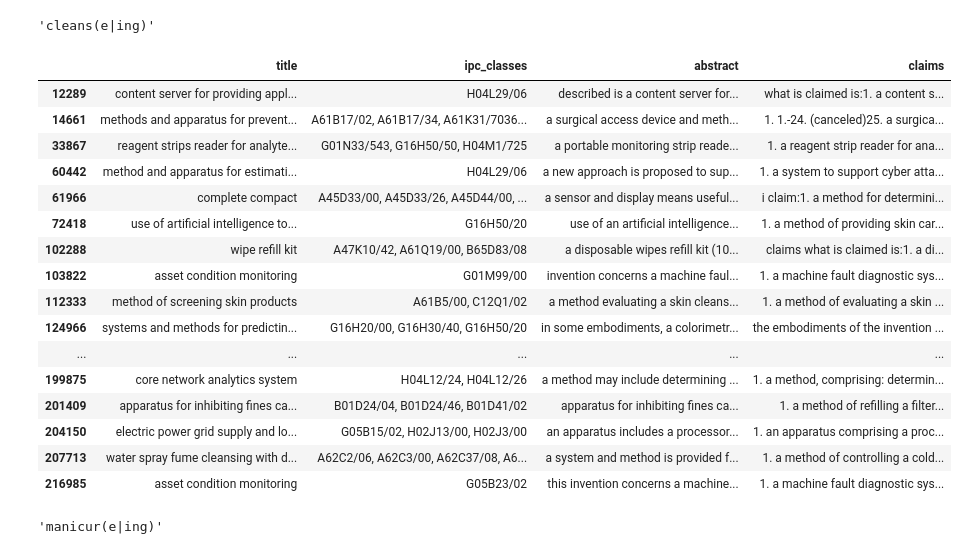
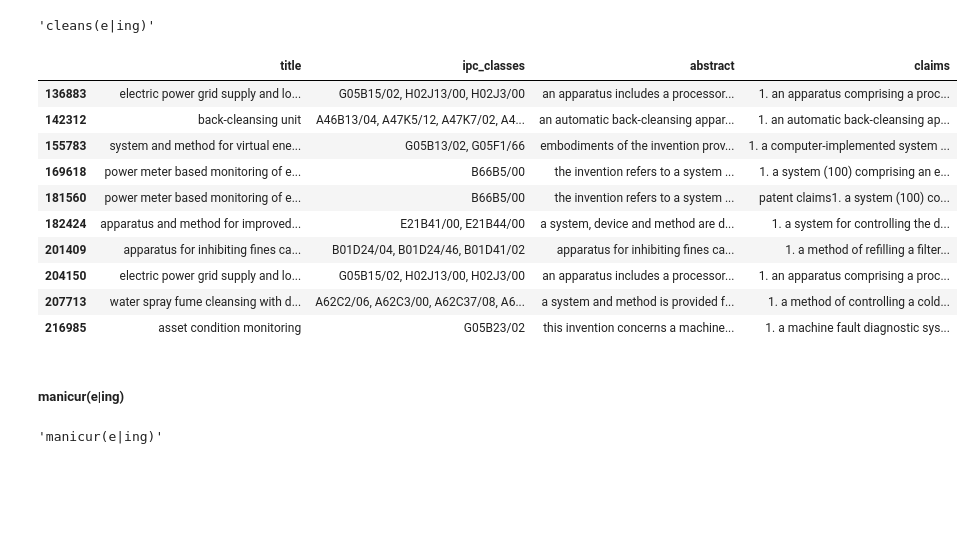
Before and after one commit to cri98li/Strategic-and-Competitive-Inteligence-project-UNIPI, a Jupyter notebook: 2a deadline/Step 5 v3.ipynb, the cells around one changed output. Cells and saved outputs as stored; diff of their text form; code cells hidden in the pictures; blank space fills up the shorter version.

```diff
--- a/2a deadline/Step 5 v3.ipynb
+++ b/2a deadline/Step 5 v3.ipynb
@@ -76,7 +76,7 @@ keywords_cosmetics = ["cosmetic",
                       "fingernail",
                       "cleans(e|ing)", #
                       "manicur(e|ing)", #manicure and manicuring
-                      "pedicur(e|ing)"
+                      "pedicur(e|ing)",
                       "varnish",
                       "polish",
                       "nail(s| |-)*polish",
@@ -422,33 +439,29 @@ keyword
 # %%
 df_candidate = df[(df[keyword] > 0)
                   & (df.ipc_classes.str.count("G06")==0) #Escludo "COMPUTING; CALCULATING; COUNTING"
-                  #& (df.ipc_classes.str.count("G01")==0) #Escludo "MEASURING; TESTING"
-                  #& (df.ipc_classes.str.count("A61")==0) #MEDICAL OR VETERINARY SCIENCE; HYGIENE
-                  #& (df.ipc_classes.str.count("G16")==0)#NFORMATION AND COMMUNICATION TECHNOLOGY [ICT] SPECIALLY ADAPTED FOR SPECIFIC APPLICATION FIELDS
-                  #& (df.ipc_classes.str.count("G08")==0)#SIGNALLING
-                  #& (df.ipc_classes.str.count("G09")==0)#EDUCATION; CRYPTOGRAPHY; DISPLAY; ADVERTISING; SEALS
-                  #& (df.ipc_classes.str.count("H04")==0)#LECTRIC COMMUNICATION TECHNIQUE
+                  & (df.ipc_classes.str.count("G01")==0) #Escludo "MEASURING; TESTING"
+                  & (df.ipc_classes.str.count("A61")==0) #MEDICAL OR VETERINARY SCIENCE; HYGIENE
+                  & (df.ipc_classes.str.count("G16")==0)#NFORMATION AND COMMUNICATION TECHNOLOGY [ICT] SPECIALLY ADAPTED FOR SPECIFIC APPLICATION FIELDS
+                  & (df.ipc_classes.str.count("G08")==0)#SIGNALLING
+                  & (df.ipc_classes.str.count("G09")==0)#EDUCATION; CRYPTOGRAPHY; DISPLAY; ADVERTISING; SEALS
+                  & (df.ipc_classes.str.count("H04")==0)#LECTRIC COMMUNICATION TECHNIQUE
                  ].query("title not in @df_selected")
 
 df_candidate[["title", "ipc_classes","abstract", "claims"]]
 # %% [output]
 |  | title | ipc_classes | abstract | claims |
-| 12289 | content server for providing appl... | H04L29/06 | described is a content server for... | what is claimed is:1. a content s... |
-| 14661 | methods and apparatus for prevent... | A61B17/02, A61B17/34, A61K31/7036... | a surgical access device and meth... | 1. 1.-24. (canceled)25. a surgica... |
-| 33867 | reagent strips reader for analyte... | G01N33/543, G16H50/50, H04M1/725 | a portable monitoring strip reade... | 1. a reagent strip reader for ana... |
-| 60442 | method and apparatus for estimati... | H04L29/06 | a new approach is proposed to sup... | 1. a system to support cyber atta... |
-| 61966 | complete compact | A45D33/00, A45D33/26, A45D44/00, ... | a sensor and display means useful... | i claim:1. a method for determini... |
-| 72418 | use of artificial intelligence to... | G16H50/20 | use of an artificial intelligence... | 1. a method of providing skin car... |
-| 102288 | wipe refill kit | A47K10/42, A61Q19/00, B65D83/08 | a disposable wipes refill kit (10... | claims what is claimed is:1. a di... |
-| 103822 | asset condition monitoring | G01M99/00 | invention concerns a machine faul... | 1. a machine fault diagnostic sys... |
-| 112333 | method of screening skin products | A61B5/00, C12Q1/02 | a method evaluating a skin cleans... | 1. a method of evaluating a skin ... |
-| 124966 | systems and methods for predictin... | G16H20/00, G16H30/40, G16H50/20 | in some embodiments, a colorimetr... | the embodiments of the invention ... |
-| ... | ... | ... | ... | ... |
-| 199875 | core network analytics system | H04L12/24, H04L12/26 | a method may include determining ... | 1. a method, comprising: determin... |
+| 136883 | electric power grid supply and lo... | G05B15/02, H02J13/00, H02J3/00 | an apparatus includes a processor... | 1. an apparatus comprising a proc... |
+| 142312 | back-cleansing unit | A46B13/04, A47K5/12, A47K7/02, A4... | an automatic back-cleansing appar... | 1. an automatic back-cleansing ap... |
+| 155783 | system and method for virtual ene... | G05B13/02, G05F1/66 | embodiments of the invention prov... | 1. a computer-implemented system ... |
+| 169618 | power meter based monitoring of e... | B66B5/00 | the invention refers to a system ... | 1. a system (100) comprising an e... |
+| 181560 | power meter based monitoring of e... | B66B5/00 | the invention refers to a system ... | patent claims1. a system (100) co... |
+| 182424 | apparatus and method for improved... | E21B41/00, E21B44/00 | a system, device and method are d... | 1. a system for controlling the d... |
 | 201409 | apparatus for inhibiting fines ca... | B01D24/04, B01D24/46, B01D41/02 | apparatus for inhibiting fines ca... | 1. a method of refilling a filter... |
 | 204150 | electric power grid supply and lo... | G05B15/02, H02J13/00, H02J3/00 | an apparatus includes a processor... | 1. an apparatus comprising a proc... |
 | 207713 | water spray fume cleansing with d... | A62C2/06, A62C3/00, A62C37/08, A6... | a system and method is provided f... | 1. a method of controlling a cold... |
 | 216985 | asset condition monitoring | G05B23/02 | this invention concerns a machine... | 1. a machine fault diagnostic sys... |
+# %% [markdown]
+##### manicur(e|ing)
 # %%
 keyword = keywords_cosmetics[7]
 keyword
```
Also changed, not shown: parts of 20 cells of this notebook.
